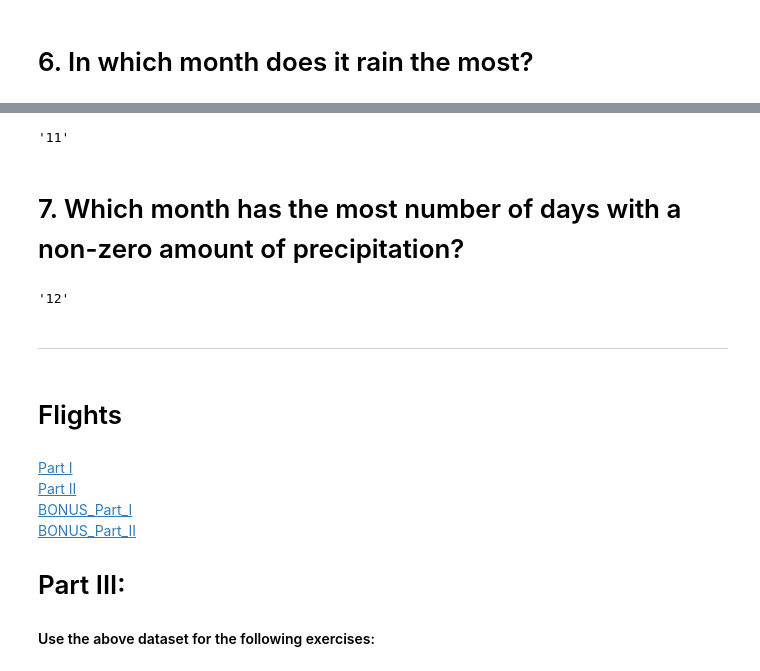
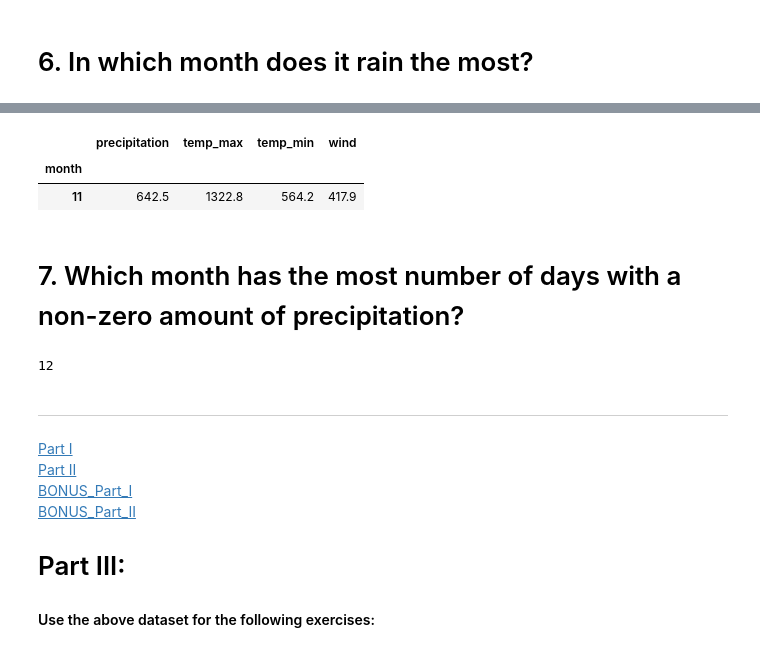
Before and after one commit to manuelparra1/time-series-exercises, a Jupyter notebook: vega_dataset.ipynb, the cells around one changed output, grey strips where cells are left out. Drawn from its saved outputs; the diff is of its cells as text; code cells hidden in the pictures.

```diff
--- a/vega_dataset.ipynb
+++ b/vega_dataset.ipynb
@@ -351,2 +387,4 @@ seattle_weather_df.head()
+# %%
+seattle_weather_df["month"] = seattle_weather_df.index.month
 # %%
 seattle_weather_df_rainiest_month = seattle_weather_df.groupby("month").sum().sort_values("precipitation",ascending=False).head(1)
@@ -355,7 +391,9 @@ rainiest_month = rainiest_month.index
-# %%
-rainiest_month[0]
-# %% [output]
-'11'
+# %%
+seattle_weather_df_rainiest_month
+# %% [output]
+|  | precipitation | temp_max | temp_min | wind |
+| month |  |  |  |  |
+| 11 | 642.5 | 1322.8 | 564.2 | 417.9 |
 # %% [markdown]
 # 7. Which month has the most number of days with a non-zero amount of precipitation?
 # %%
@@ -363,8 +401,6 @@ frequently_rainy_months = seattle_weather_df[seattle_weather_df["precipitation"]
 # %%
 frequently_rainy_months
 # %% [output]
-'12'
+12
 # %% [markdown]
 <hr style="border:2px solid gray">
-# %% [markdown]
-# Flights
```
Also changed, not shown: parts of 18 cells of this notebook, 4 other files.
